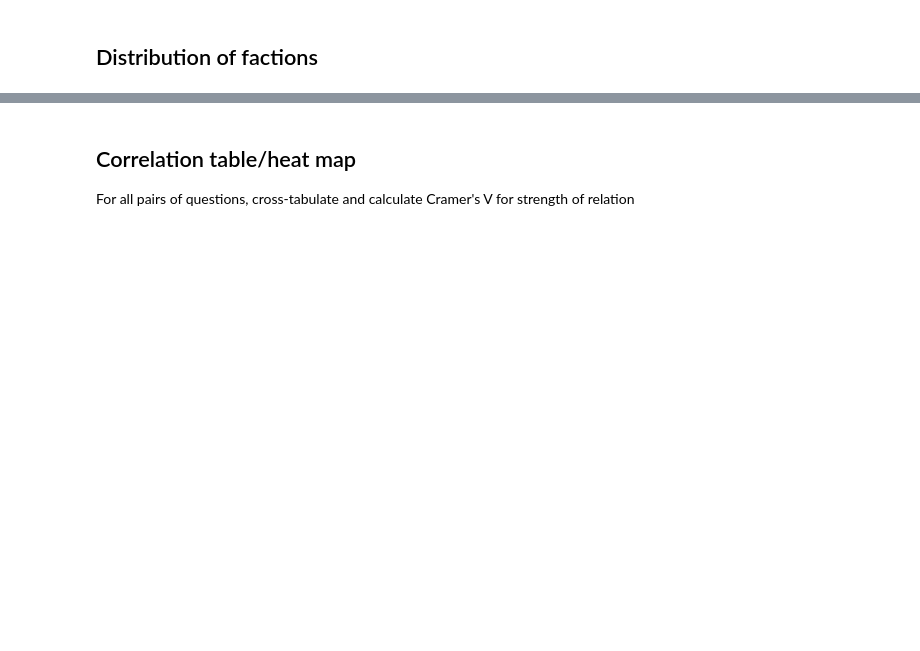
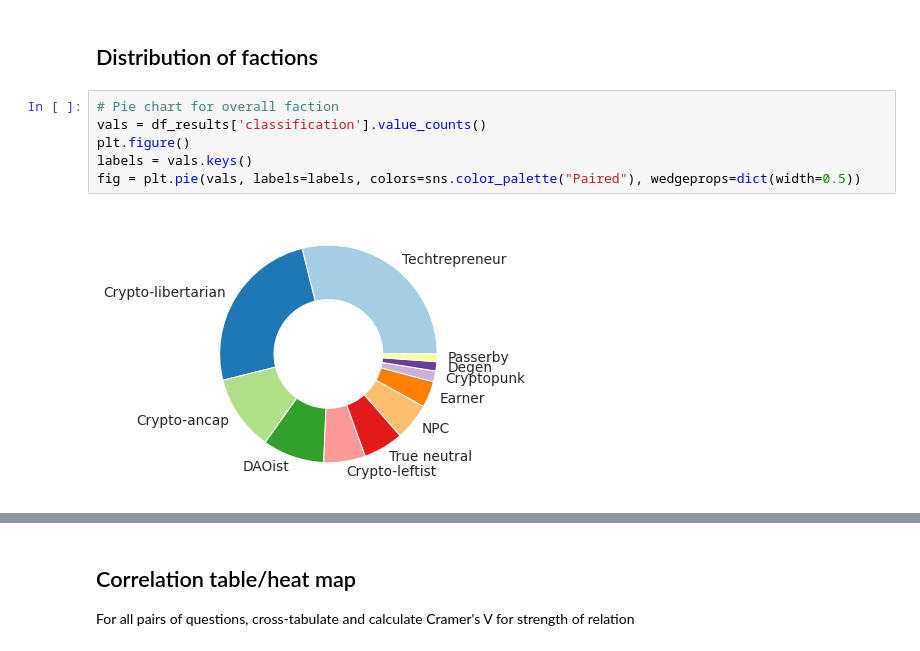
Before and after one commit to notchia/metagov, a Jupyter notebook: cryptopolitics_survey_analysis.ipynb, the cells around one changed output, grey strips where cells are left out. Drawn from its saved outputs; the diff is of its cells as text; blank space fills up the shorter version.

```diff
--- a/cryptopolitics_survey_analysis.ipynb
+++ b/cryptopolitics_survey_analysis.ipynb
@@ -29,4 +77,12 @@ df_results = df[cols_results] # Only the faction results
 # %% [markdown]
 ## Distribution of factions
+# %%
+# Pie chart for overall faction
+vals = df_results['classification'].value_counts()
+plt.figure()
+labels = vals.keys()
+fig = plt.pie(vals, labels=labels, colors=sns.color_palette("Paired"), wedgeprops=dict(width=0.5))
+# %% [output]
+[figure, added]
 # %%
 # Pie chart for specific dimensions
```
Also changed, not shown: parts of 54 cells of this notebook, 1 other file.
